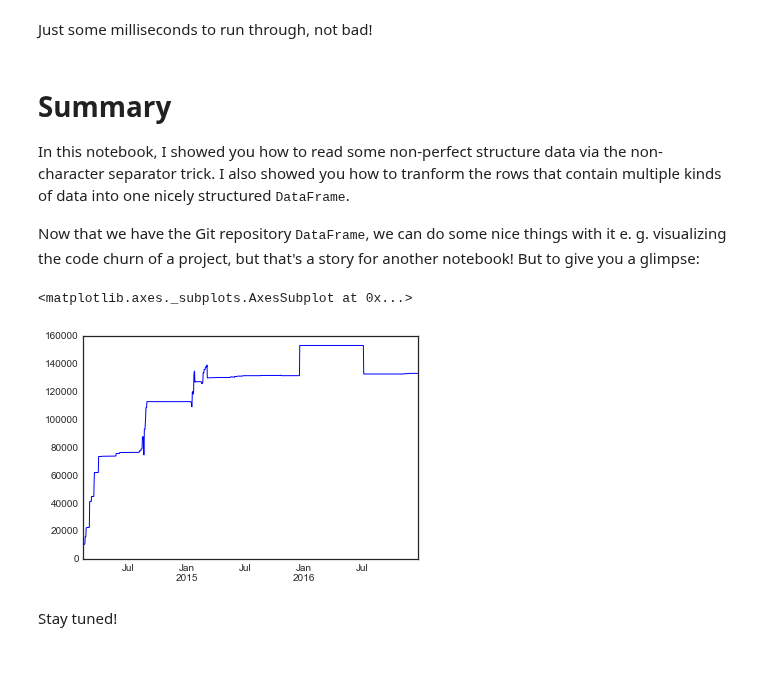
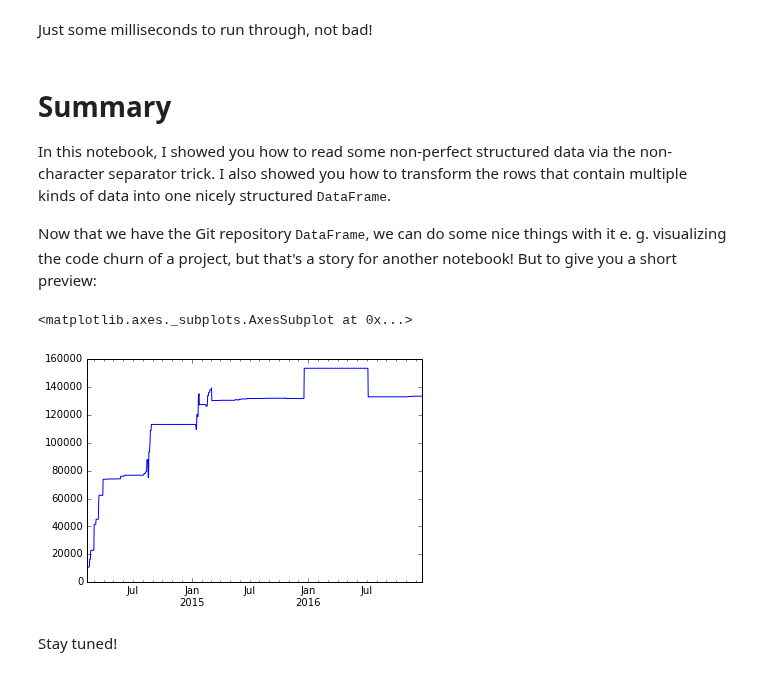
Before and after one commit to feststelltaste/software-analytics, a Jupyter notebook: notebooks/Reading Git commits from a Git log output.ipynb, the cells around one changed output. Cells and saved outputs as stored; diff of their text form; code cells hidden in the pictures.

```diff
--- a/notebooks/Reading Git commits from a Git log output.ipynb
+++ b/notebooks/Reading Git commits from a Git log output.ipynb
@@ -191,9 +219,7 @@ import pandas as pd
 commits = pd.read_csv(r'C:\dev\repos\aim42\git.log', sep="\u0012", header=None, names=['raw'])
 
 commit_marker = commits[commits['raw'].str.startswith("--",na=False)]
-commit_info = commit_marker['raw'].str.extract(
-        r"^--(?P<sha>.*?)--(?P<date>.*?)--(?P<author>.*?)$",
-        expand=True)
+commit_info = commit_marker['raw'].str.extract(r"^--(?P<sha>.*?)--(?P<date>.*?)--(?P<author>.*?)$", expand=True)
 commit_info['date'] = pd.to_datetime(commit_info['date'])
 
 file_stats_marker = commits[~commits.index.isin(commit_info.index)]
@@ -204,6 +230,5 @@ file_stats['deletions'] = pd.to_numeric(file_stats['deletions'], errors='coerce'
 
 commit_data = commit_info.reindex(commits.index).fillna(method="ffill")
 commit_data = commit_data[~commit_data.index.isin(commit_info.index)]
-commit_data = commit_data.dropna()
 commit_data = commit_data.join(file_stats)
 # %% [output]
@@ -212,20 +237,15 @@ Wall time: 220 ms
 Just some milliseconds to run through, not bad!
 # %% [markdown]
 # Summary
-In this notebook, I showed you how to read some non-perfect structure data via the non-character separator trick. I also showed you how to tranform the rows that contain multiple kinds of data into one nicely structured <tt>DataFrame</tt>.
+In this notebook, I showed you how to read some non-perfect structured data via the non-character separator trick. I also showed you how to transform the rows that contain multiple kinds of data into one nicely structured <tt>DataFrame</tt>.
 
-Now that we have the Git repository <tt>DataFrame</tt>, we can do some nice things with it e. g. visualizing the code churn of a project, but that's a story for another notebook! But to give you a glimpse:
+Now that we have the Git repository <tt>DataFrame</tt>, we can do some nice things with it e. g. visualizing the code churn of a project, but that's a story for another notebook! But to give you a short preview:
 # %%
 %matplotlib inline
-import matplotlib.pyplot as plt
-plt.style.use('seaborn-white')
-plot_data = commit_data.set_index(pd.DatetimeIndex(commit_data['date']))[['insertions', 'deletions']].resample('1D').sum()
-plot_data = plot_data
-plot_data['delta'] = plot_data['insertions'] - plot_data['deletions']
-plot_data['churn'] = plot_data['delta'].cumsum().fillna(method='ffill')
-plot_data['churn'].plot()
+timed_commits = commit_data.set_index(pd.DatetimeIndex(commit_data['date']))[['insertions', 'deletions']].resample('1D').sum()
+(timed_commits['insertions'] - timed_commits['deletions']).cumsum().fillna(method='ffill').plot()
 # %% [output]
 <matplotlib.axes._subplots.AxesSubplot at 0x...>
-[figure, old version]
+[figure, new version]
 # %% [markdown]
 Stay tuned!
```
Also changed, not shown: parts of 27 cells of this notebook.
